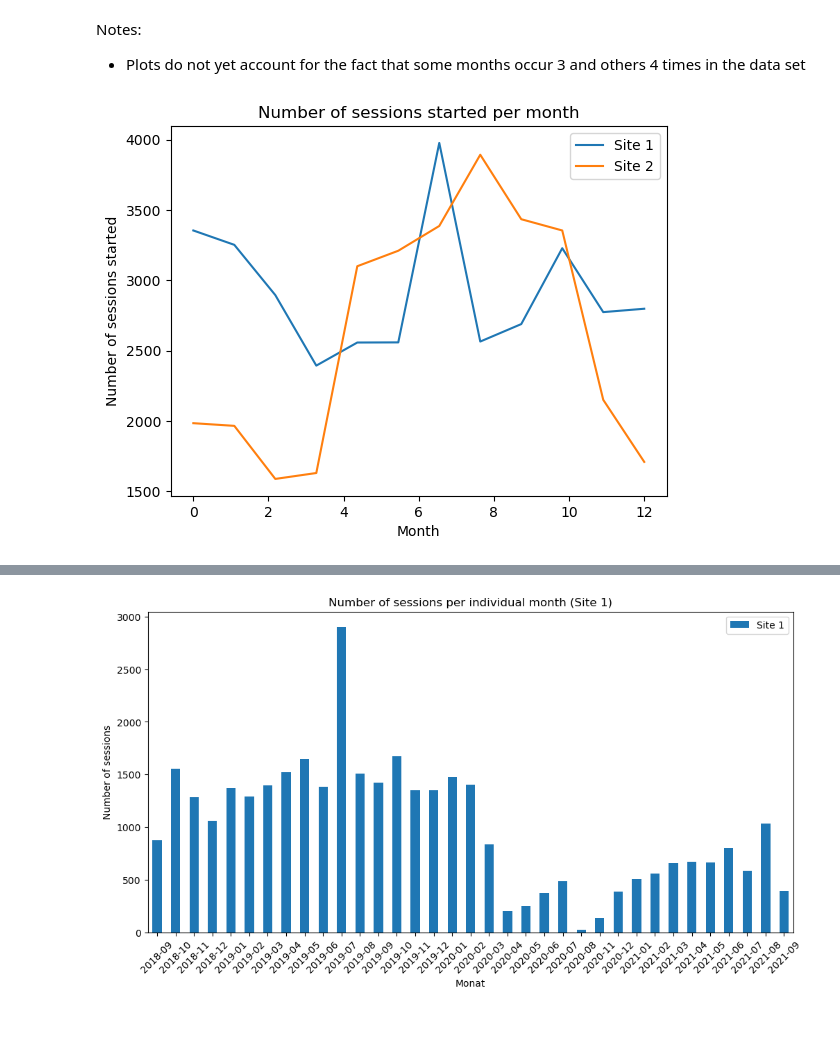
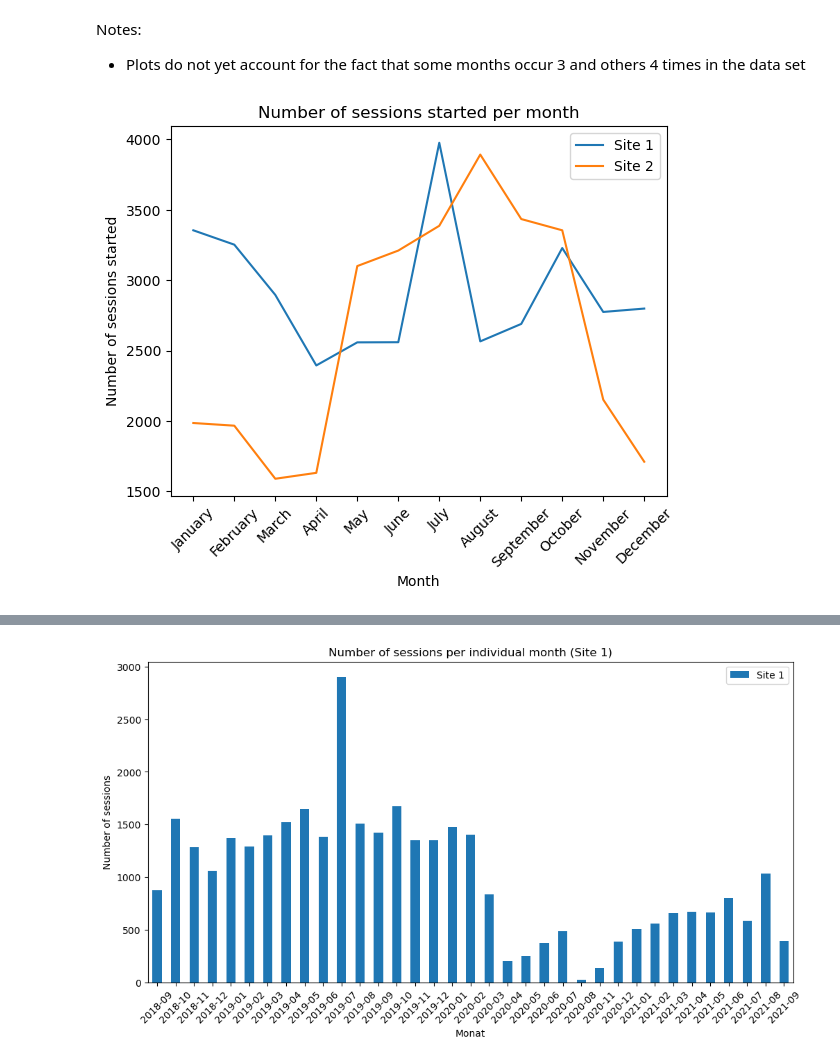
Before and after one commit to Sithkiller3000/AA2024, a Jupyter notebook: descriptive_analytics/descriptive_analytics_2a.ipynb, the cells around one changed output, grey strips where cells are left out. Drawn from its saved outputs; the diff is of its cells as text; code cells hidden in the pictures; blank space fills up the shorter version.

Commit message:
Added more plots; Aligned plot axises; Weather data plots and final data preparation still outstanding

```diff
--- a/descriptive_analytics/descriptive_analytics_2a.ipynb
+++ b/descriptive_analytics/descriptive_analytics_2a.ipynb
@@ -254,20 +368,21 @@ plt.show()
 Notes:
 - Plots do not yet account for the fact that some months occur 3 and others 4 times in the data set
 # %%
-x = np.linspace(0,12,12)
+x = np.arange(len(months))
 y1 = df1_grouped_month[["month"]].size()
 y2 = df2_grouped_month[["month"]].size()
 
 plt.plot(x, y1, label="Site 1")
 plt.plot(x, y2, label="Site 2")
 plt.xlabel("Month")
 plt.ylabel("Number of sessions started")
+plt.xticks(ticks=x, labels=months, rotation=45)
 plt.title("Number of sessions started per month")
 plt.legend()
 
 plt.show()
 # %% [output]
-[figure, old version]
+[figure, new version]
 # %%
 x = np.linspace(0,12,12)
 y1 = df1_grouped_month[["month"]].size()
```
Also changed, not shown: parts of 25 cells of this notebook, 1 other file.
